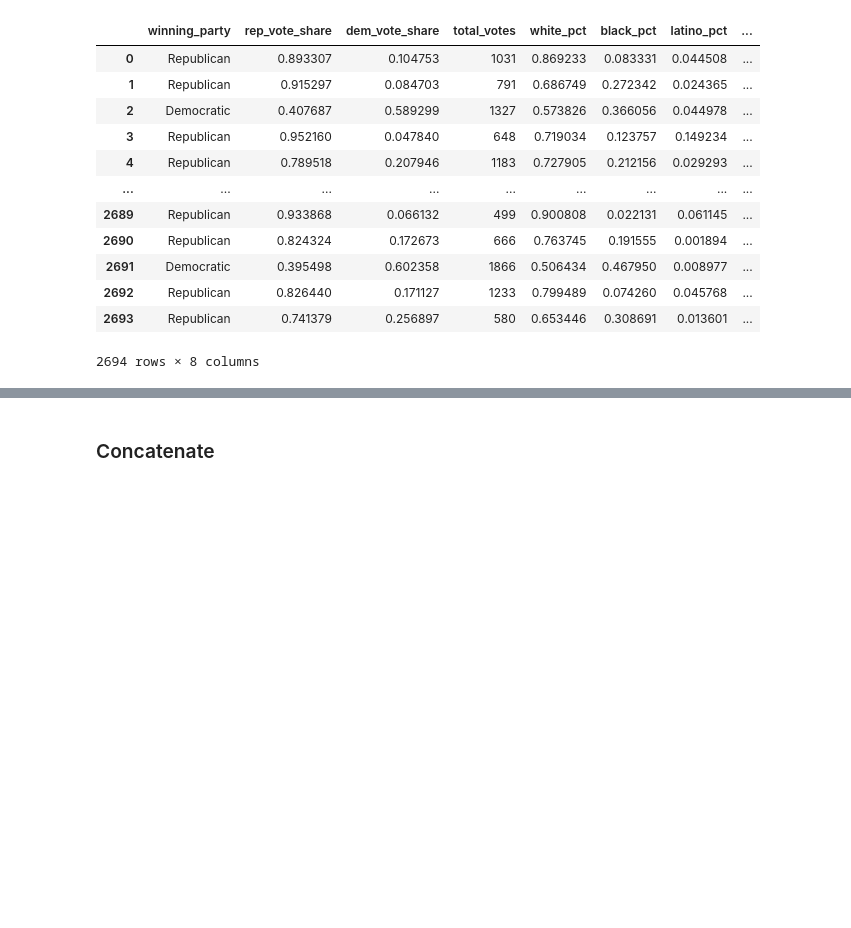
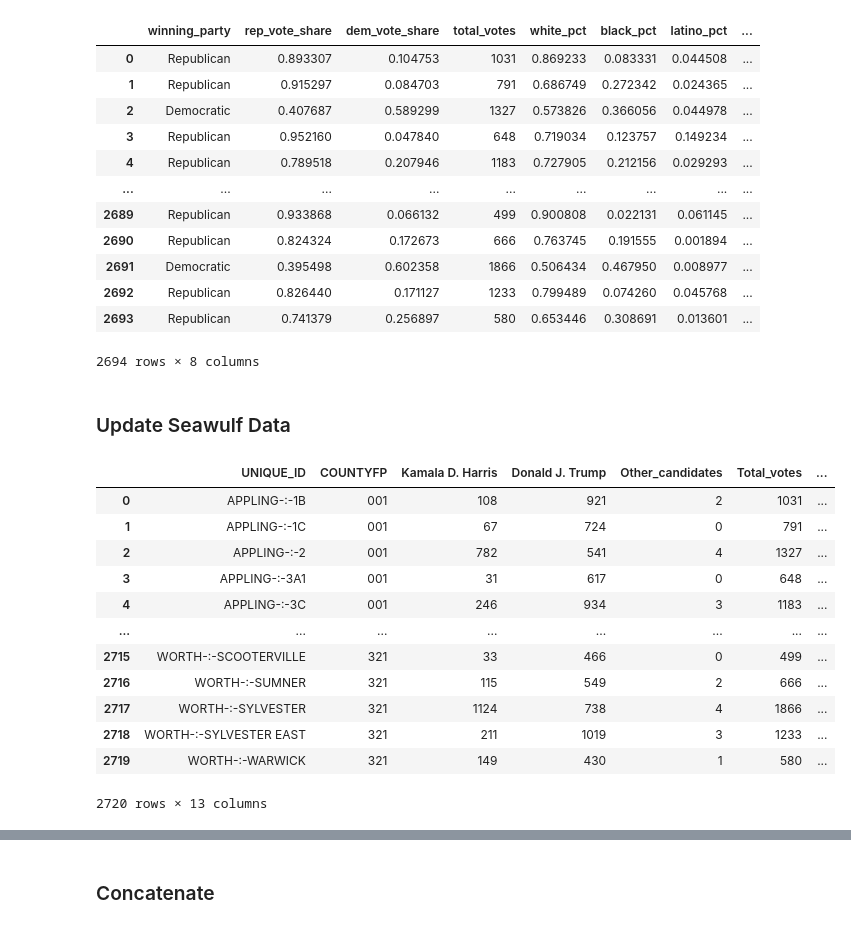
Before and after one commit to CSE416-Rockies/Rockies-VRA-Repeal-Analysis, a Jupyter notebook: preprocessing/Georgia/ga-gingles.ipynb, the cells around one changed output, grey strips where cells are left out. Drawn from its saved outputs; the diff is of its cells as text; code cells hidden in the pictures; blank space fills up the shorter version.

```diff
--- a/preprocessing/Georgia/ga-gingles.ipynb
+++ b/preprocessing/Georgia/ga-gingles.ipynb
@@ -118,3 +118,24 @@ data
 | 2692 | Republican | 0.826440 | 0.171127 | 1233 | 0.799489 | 0.074260 | 0.045768 | ... |
 | 2693 | Republican | 0.741379 | 0.256897 | 580 | 0.653446 | 0.308691 | 0.013601 | ... |
 2694 rows × 8 columns
+# %% [markdown]
+### Update Seawulf Data
+# %%
+import geopandas
+gdf = geopandas.read_file("../output/Georgia/ga_seawulf.gpkg")
+gdf.to_csv("../output/Georgia/ga_seawulf.csv", index=False)
+gdf
+# %% [output]
+|  | UNIQUE_ID | COUNTYFP | Kamala D. Harris | Donald J. Trump | Other_candidates | Total_votes | ... |
+| 0 | APPLING-:-1B | 001 | 108 | 921 | 2 | 1031 | ... |
+| 1 | APPLING-:-1C | 001 | 67 | 724 | 0 | 791 | ... |
+| 2 | APPLING-:-2 | 001 | 782 | 541 | 4 | 1327 | ... |
+| 3 | APPLING-:-3A1 | 001 | 31 | 617 | 0 | 648 | ... |
+| 4 | APPLING-:-3C | 001 | 246 | 934 | 3 | 1183 | ... |
+| ... | ... | ... | ... | ... | ... | ... | ... |
+| 2715 | WORTH-:-SCOOTERVILLE | 321 | 33 | 466 | 0 | 499 | ... |
+| 2716 | WORTH-:-SUMNER | 321 | 115 | 549 | 2 | 666 | ... |
+| 2717 | WORTH-:-SYLVESTER | 321 | 1124 | 738 | 4 | 1866 | ... |
+| 2718 | WORTH-:-SYLVESTER EAST | 321 | 211 | 1019 | 3 | 1233 | ... |
+| 2719 | WORTH-:-WARWICK | 321 | 149 | 430 | 1 | 580 | ... |
+2720 rows × 13 columns
```
Also changed, not shown: parts of 2 cells of this notebook, 5 other files.
